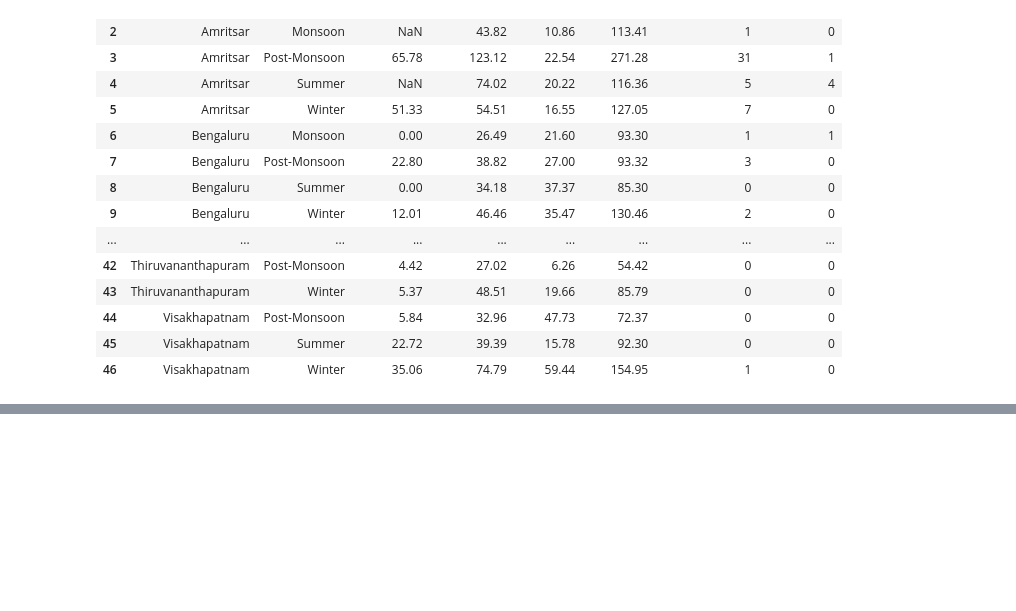
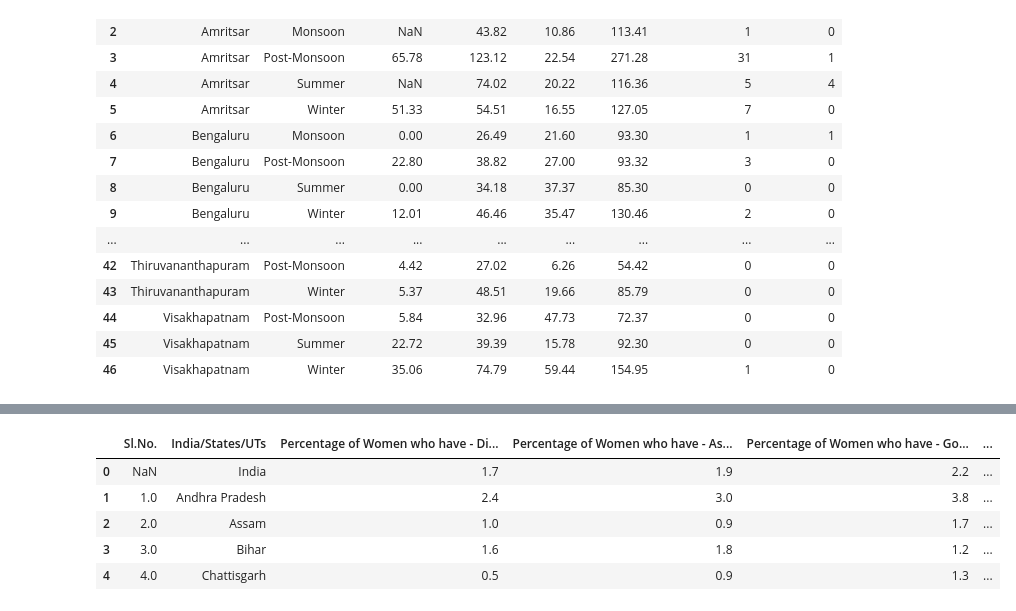
Before and after one commit to aravisv/asthma_aqi, a Jupyter notebook: asthma_aqi.ipynb, the cells around one changed output, grey strips where cells are left out. Cells and saved outputs as stored; diff of their text form; code cells hidden in the pictures; blank space fills up the shorter version.

```diff
--- a/asthma_aqi.ipynb
+++ b/asthma_aqi.ipynb
@@ -919,0 +962,10 @@ AQI_2017_season_agg
+# %%
+asthma_2017 = pd.read_csv('/Users/aravindasv/Downloads/asthma_data_gov_in/Health_Familiar_Statistics_2017.csv')
+asthma_2017.head()
+# %% [output]
+|  | Sl.No. | India/States/UTs | Percentage of Women who have - Di... | Percentage of Women who have - As... | Percentage of Women who have - Go... | ... |
+| 0 | NaN | India | 1.7 | 1.9 | 2.2 | ... |
+| 1 | 1.0 | Andhra Pradesh | 2.4 | 3.0 | 3.8 | ... |
+| 2 | 2.0 | Assam | 1.0 | 0.9 | 1.7 | ... |
+| 3 | 3.0 | Bihar | 1.6 | 1.8 | 1.2 | ... |
+| 4 | 4.0 | Chattisgarh | 0.5 | 0.9 | 1.3 | ... |
```
Also changed, not shown: parts of 8 cells of this notebook, 1 other file.
